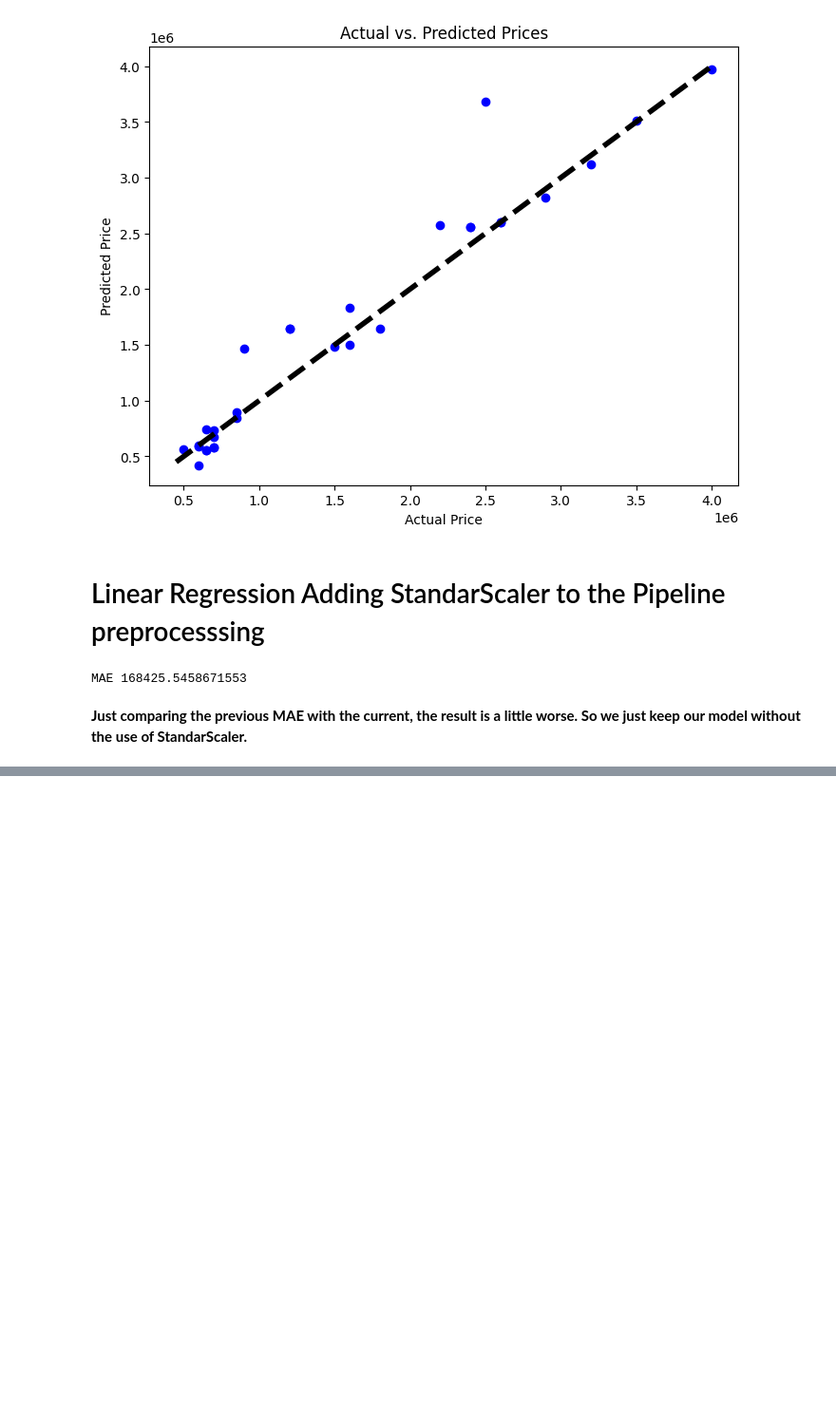
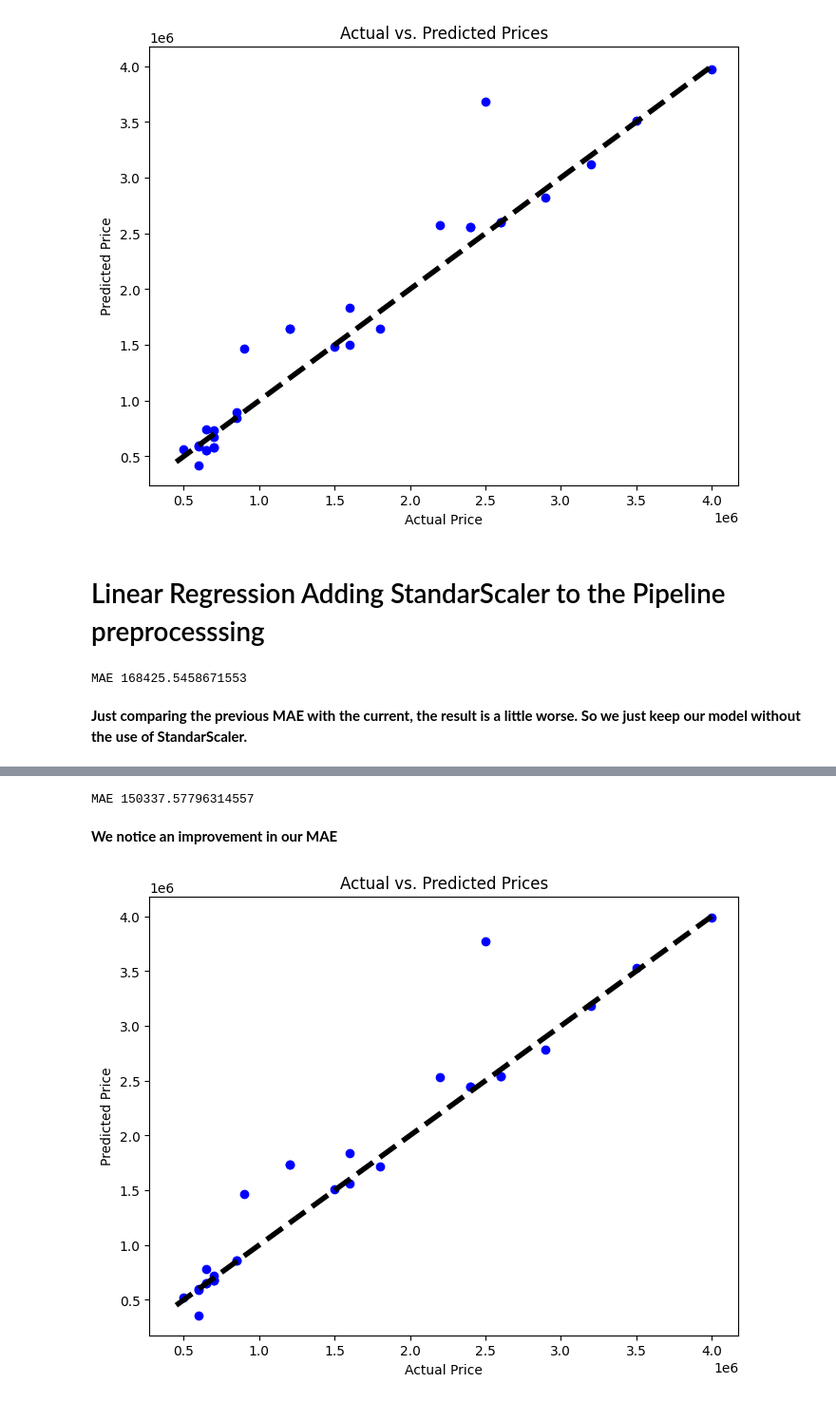
Before and after one commit to yersel500/second_hand_car_prediction, a Jupyter notebook: second_hand_car_prediction.ipynb, the cells around one changed output, grey strips where cells are left out. Shown at 95% size. Saved outputs shown, nothing was run; the diff lists cells and outputs as text; code cells hidden in the pictures; blank space fills up the shorter version.

```diff
--- a/second_hand_car_prediction.ipynb
+++ b/second_hand_car_prediction.ipynb
@@ -302,0 +325,50 @@ MAE 168425.5458671553
+# %%
+#Preprocessing for numerical data:
+numerical_transformer = SimpleImputer(strategy='constant')
+
+#Preprocessing for categorical data:
+categorical_transformer = Pipeline(steps=[
+    ('imputer', SimpleImputer(strategy='most_frequent')),
+    ('onehot', OneHotEncoder(handle_unknown='ignore'))
+])
+
+#Bundle preprocessing for numericcal and categorical data
+preprocessor = ColumnTransformer(
+    transformers=[
+        ('num', numerical_transformer, numerical_cols),
+        ('cat', categorical_transformer, categorical_cols)
+    ])
+
+#Define model
+model = LinearRegression()
+
+# Bundle preprocessing and modeling code in a pipeline
+clf = Pipeline(steps=[('preprocessor', preprocessor),
+                      ('model', model)
+                     ])
+
+# Preprocessing of training data, fit model
+clf.fit(X_train, y_train)
+
+# Get predictions
+preds = clf.predict(X_valid)
+
+mae_3 = mean_absolute_error(y_valid, preds)
+
+print('MAE', mae_3)
+# %% [output]
+MAE 150337.57796314557
+# %% [markdown]
+**We notice an improvement in our MAE**
+# %%
+# Plotting
+import matplotlib.pyplot as plt
+plt.figure(figsize=(8, 6))
+plt.scatter(y_valid, preds, color='blue')  # Scatter plot of actual vs predicted
+plt.plot([y_data.min(), y_data.max()], [y_data.min(), y_data.max()], 'k--', lw=4)  # Diagonal line where actual = predicted
+plt.xlabel('Actual Price')
+plt.ylabel('Predicted Price')
+plt.title('Actual vs. Predicted Prices')
+plt.show()
+# %% [output]
+[figure, added]
```
Also changed, not shown: parts of 7 cells of this notebook.
